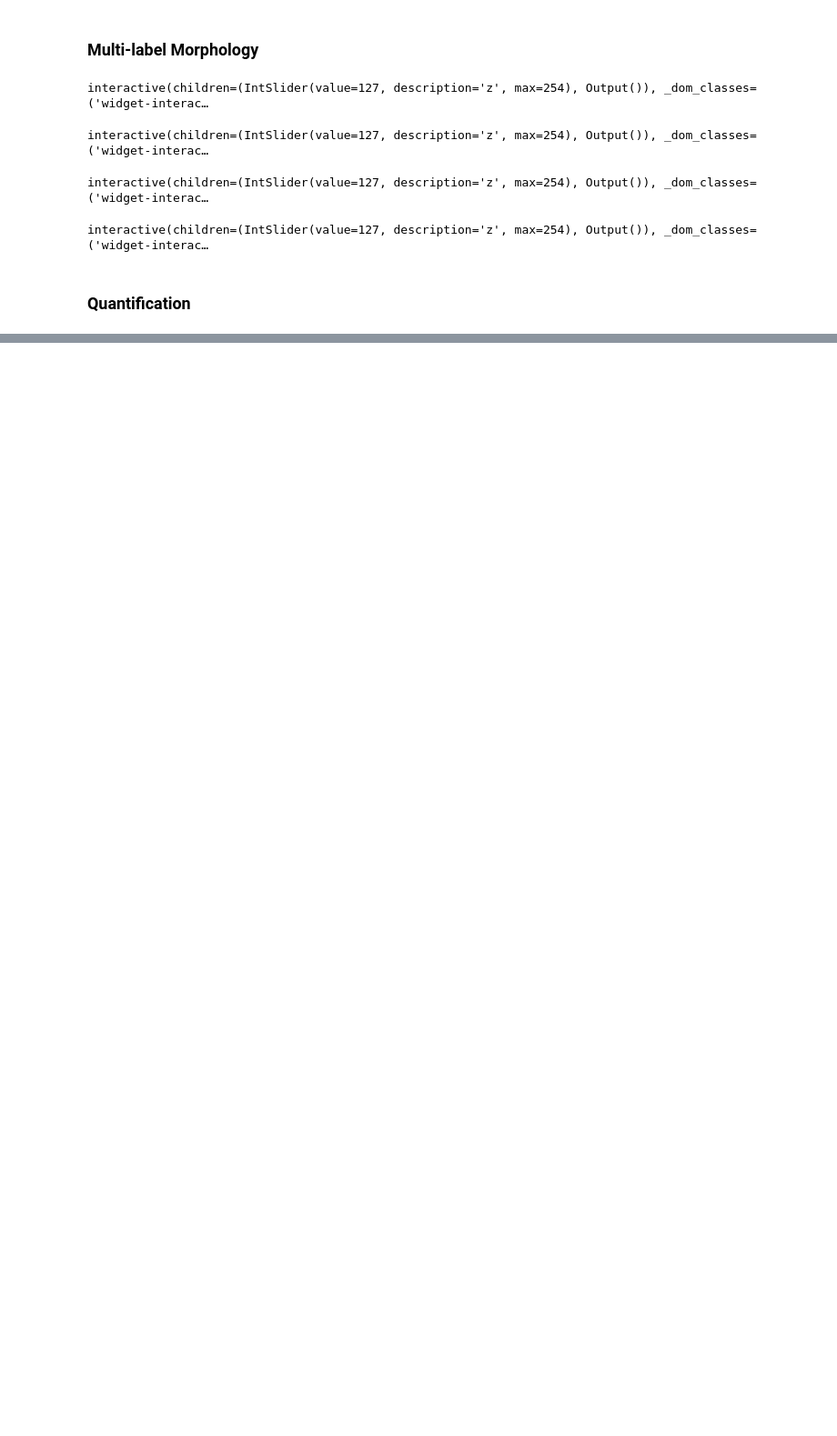
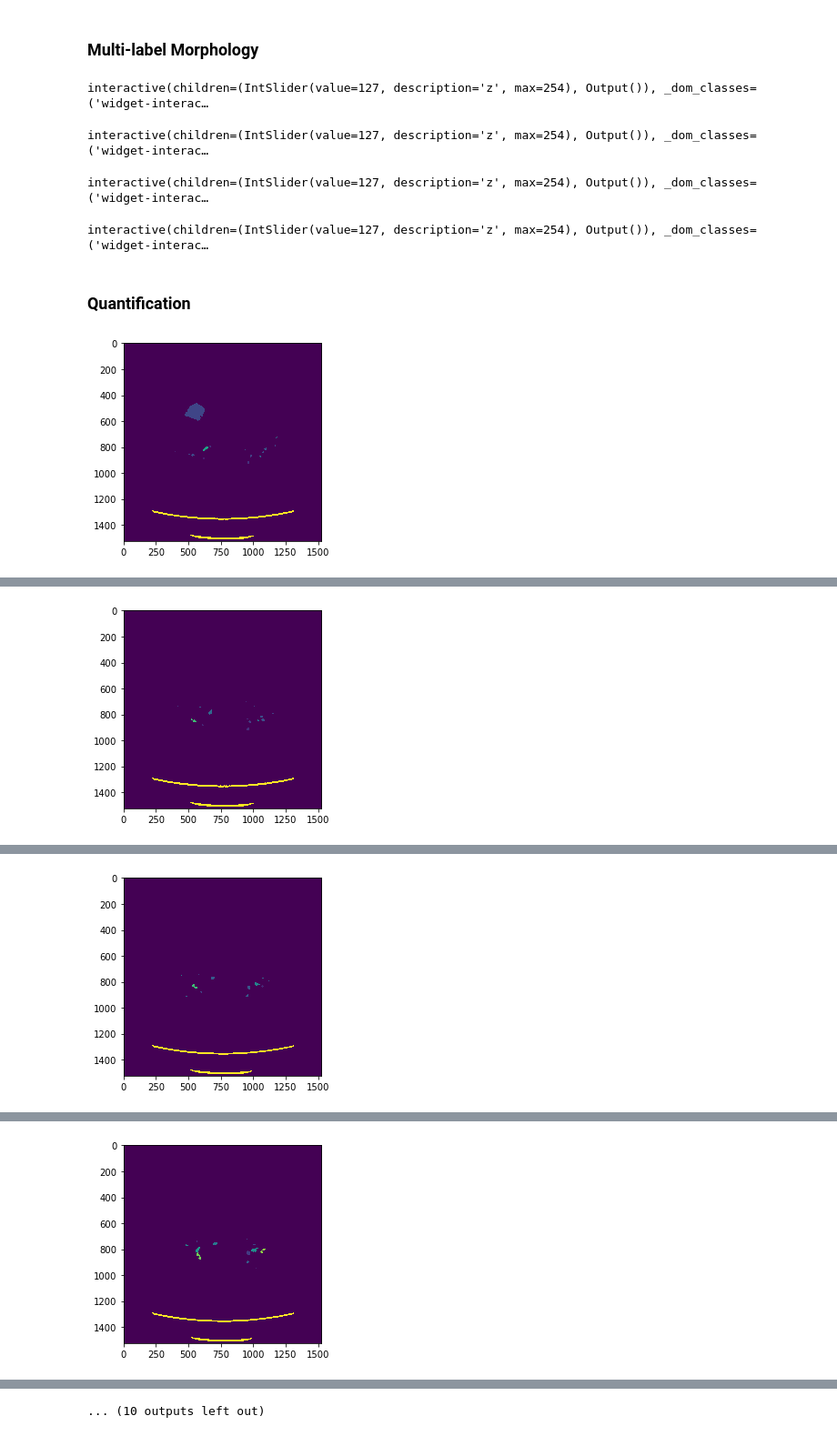
Before and after one commit to chrishuber/CSC-621-821-Team-Forest, a Jupyter notebook: bipa.ipynb, the cells around one changed output, grey strips where cells are left out. Shown at 91% size. Cells and saved outputs as stored; diff of their text form; code cells hidden in the pictures; blank space fills up the shorter version.

```diff
--- a/bipa.ipynb
+++ b/bipa.ipynb
@@ -587,3 +587,69 @@ interactive(children=(IntSlider(value=127, description='z', max=254), Output()),
 # %% [markdown]
 
 <h3>Quantification</h3>
+# %%
+import diplib as dip
+
+import os, re
+
+path = "C:\\Users\\Alan\\Desktop\\Final\\comparison\\lungs"
+
+images = os.listdir(path)
+
+#print(images)
+
+cleanImg = []
+covidImg = []
+
+for img in images:
+    thresh = dip.ImageRead(path + "\\" + str(img))
+
+    thresh.SetPixelSize(dip.PixelSize(dip.PhysicalQuantity(1,"px")))
+
+    thresh = dip.ColorSpaceManager.Convert(thresh, 'gray')
+
+    obj = ~dip.Threshold(dip.Gauss(thresh))[0]
+    obj = dip.EdgeObjectsRemove(obj)
+        #obj.Show()
+
+
+    obj = dip.Opening(dip.Closing(thresh,7),7)
+        #obj.Show()
+
+    newThresh = obj < 120
+    newThresh = dip.EdgeObjectsRemove(newThresh)
+    newThresh = dip.Label(newThresh, minSize=30)
+    m = dip.MeasurementTool.Measure(newThresh, obj, ['Size', "Circularity"])
+
+    c = dip.ObjectToMeasurement(newThresh, m["Circularity"])
+    c.Show(colormap='viridis')
+
+    if img.__contains__("clean"):
+        cleanImg.append(m)
+    else:
+        covidImg.append(m)
+
+    print(m)
+
+
+cleanCir = 0
+covidCir = 0
+
+idx = 1
+print("Clean:")
+for img in cleanImg:
+    print(m[idx]["Circularity"])
+    cleanCir += m[idx]["Circularity"][0]
+    idx += 1
+
+print(cleanCir)
+
+print("Covid:")
+for img in covidImg:
+    print(m[idx]["Circularity"])
+    covidCir += m[idx]["Circularity"][0]
+    idx += 1
+
+print(covidCir)
+# %% [output]
+[figure, added]
@@ -589,0 +673 @@ interactive(children=(IntSlider(value=127, description='z', max=254), Output()),
+[figure, added]
@@ -589,0 +694 @@ interactive(children=(IntSlider(value=127, description='z', max=254), Output()),
+[figure, added]
@@ -589,0 +714 @@ interactive(children=(IntSlider(value=127, description='z', max=254), Output()),
+[figure, added]
@@ -589,0 +770 @@ interactive(children=(IntSlider(value=127, description='z', max=254), Output()),
+... (10 outputs left out)
```
Also changed, not shown: parts of 1 cell of this notebook.
